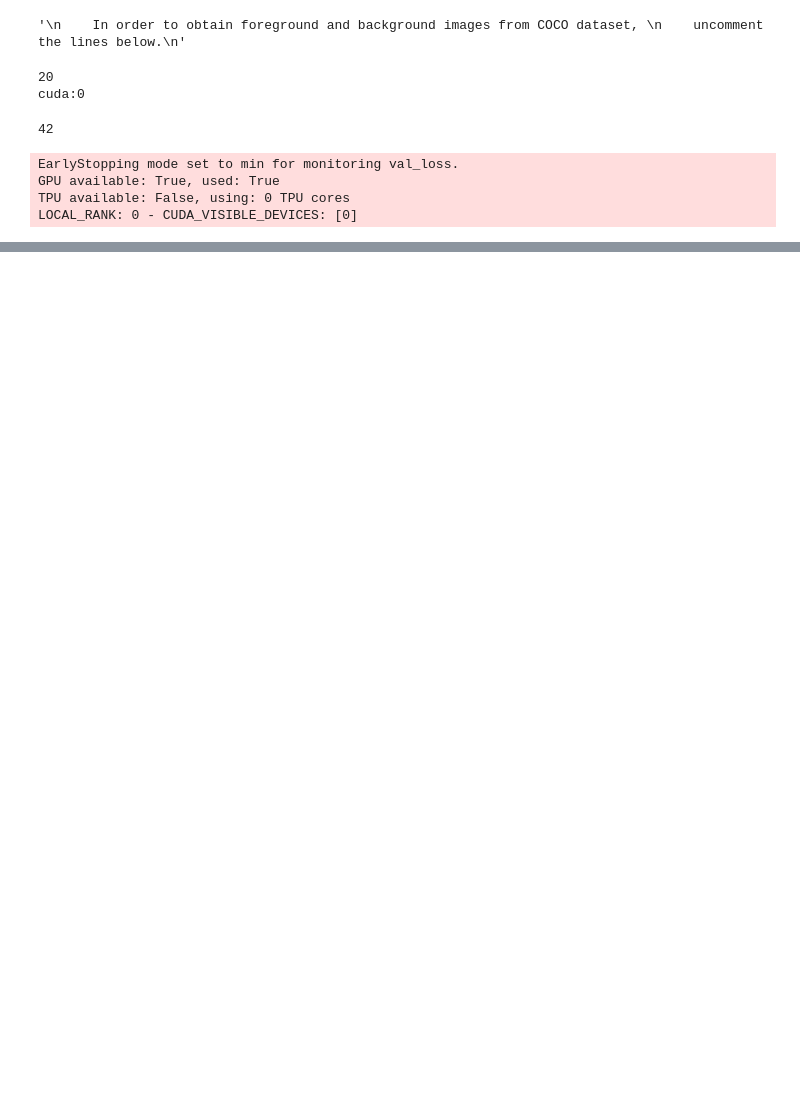
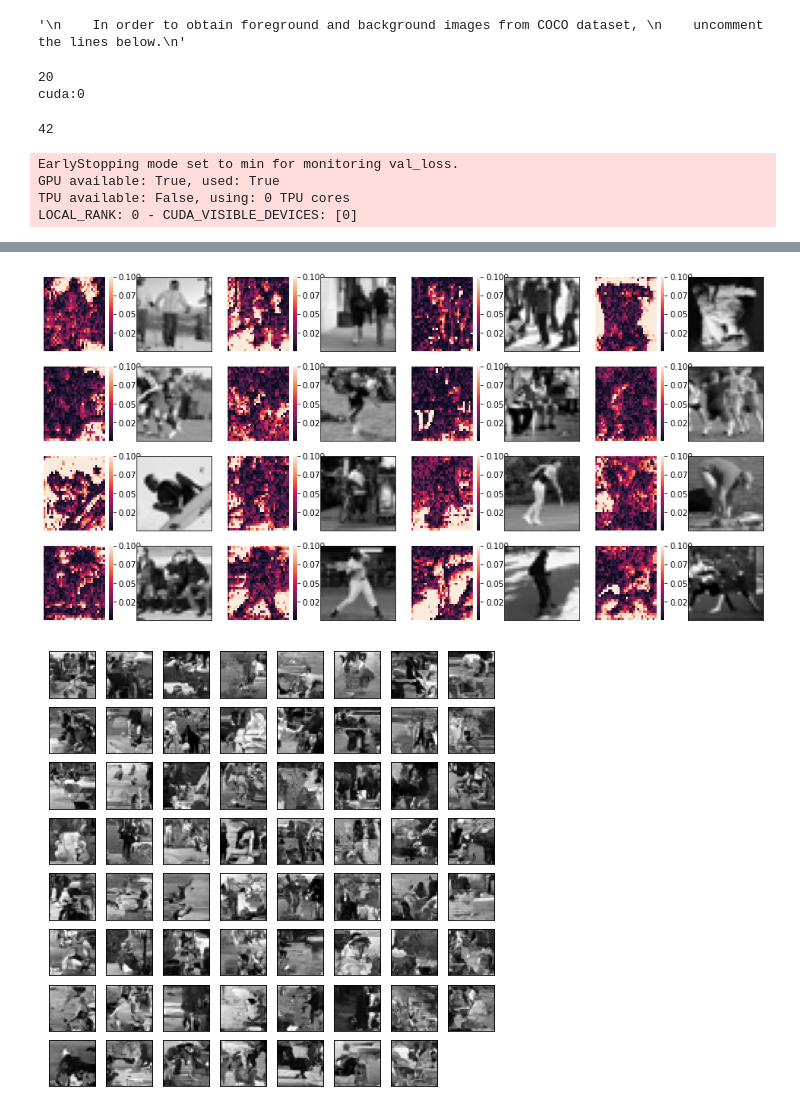
Before and after one commit to kredde/background-masked-generative-models, a Jupyter notebook: notebooks/04-PixelCNN-Salih-COCO-Full-Img.ipynb, the cells around one changed output, grey strips where cells are left out. Cells and saved outputs as stored; diff of their text form; code cells hidden in the pictures; blank space fills up the shorter version.

```diff
--- a/notebooks/04-PixelCNN-Salih-COCO-Full-Img.ipynb
+++ b/notebooks/04-PixelCNN-Salih-COCO-Full-Img.ipynb
@@ -173,0 +192,7 @@ generate_images(eval_model_full_img)
+# %%
+from src.utils.pixelcnn import generate_images, draw_likelihood_plot
+draw_likelihood_plot(cocodata_person.test_dataloader(), eval_model_full_img_residual, img_index=0, cmap='rocket')
+generate_images(eval_model_full_img_residual, img_dim=(32, 32))
+# %% [output]
+[figure, added]
+[figure, added]
```
Also changed, not shown: parts of 8 cells of this notebook, 3 other files.
